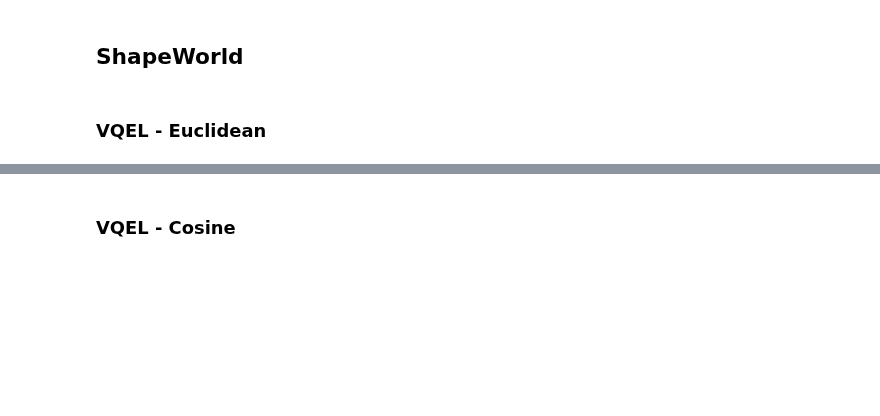
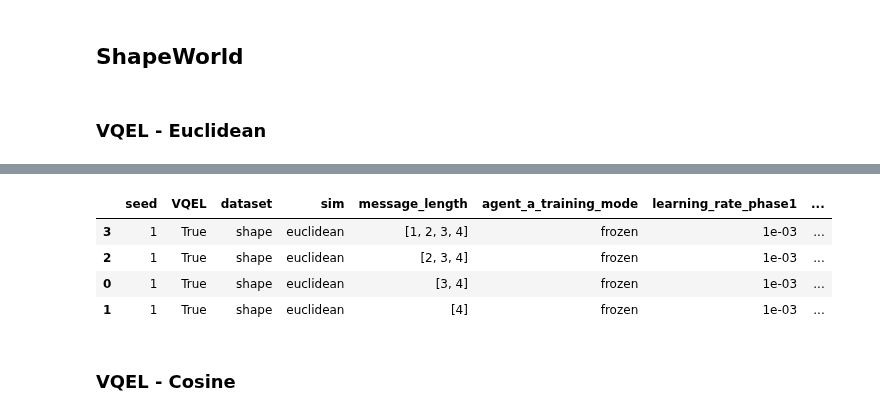
Before and after one commit to MehdiJmlkh/Test-Time-Emergent-Language, a Jupyter notebook: VQTT/results.ipynb, the cells around one changed output, grey strips where cells are left out. Saved outputs shown, nothing was run; the diff lists cells and outputs as text; code cells hidden in the pictures; blank space fills up the shorter version.

```diff
--- a/VQTT/results.ipynb
+++ b/VQTT/results.ipynb
@@ -192,11 +194,11 @@ def extract_maxes(df, cols=["seed", "agent_a_training_mode"], max_col="mutual_pl
     for comb in combinations:
         section = filter_df({col: value for col, value in zip(cols, comb)}, df)
         if not section.empty:
-            max_row = section.loc[section["mutual_play_accuracy"].idxmax()]
+            max_row = section.loc[section[max_col].idxmax()]
             maxes.append(max_row.to_frame().T)
 
     final_df = pd.concat(maxes, ignore_index=True)
-    return final_df.sort_values(by=["agent_a_training_mode"])
+    return final_df.sort_values(by=cols)
 
 
 def mean_and_std(df, out_cols=["VQEL", "dataset", "sim", "agent_a_training_mode"]):
@@ -397,3 +335,12 @@ res[vq_cols]
+# %%
+final = extract_maxes(res, cols=["agent_a_training_mode", "message_length"])
+final[vq_cols]
+# %% [output]
+|  | seed | VQEL | dataset | sim | message_length | agent_a_training_mode | learning_rate_phase1 | ... |
+| 3 | 1 | True | shape | euclidean | [1, 2, 3, 4] | frozen | 1e-03 | ... |
+| 2 | 1 | True | shape | euclidean | [2, 3, 4] | frozen | 1e-03 | ... |
+| 0 | 1 | True | shape | euclidean | [3, 4] | frozen | 1e-03 | ... |
+| 1 | 1 | True | shape | euclidean | [4] | frozen | 1e-03 | ... |
 # %% [markdown]
 ### VQEL - Cosine
 # %%
```
Also changed, not shown: parts of 41 cells of this notebook.
